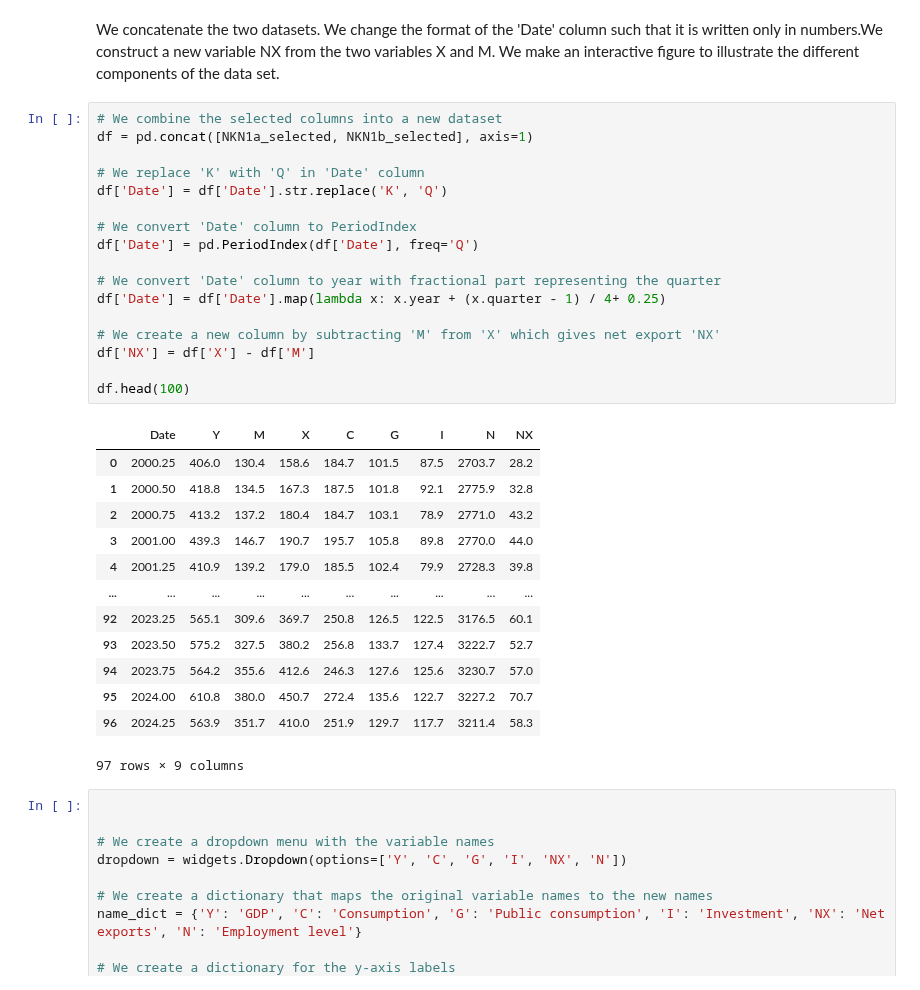
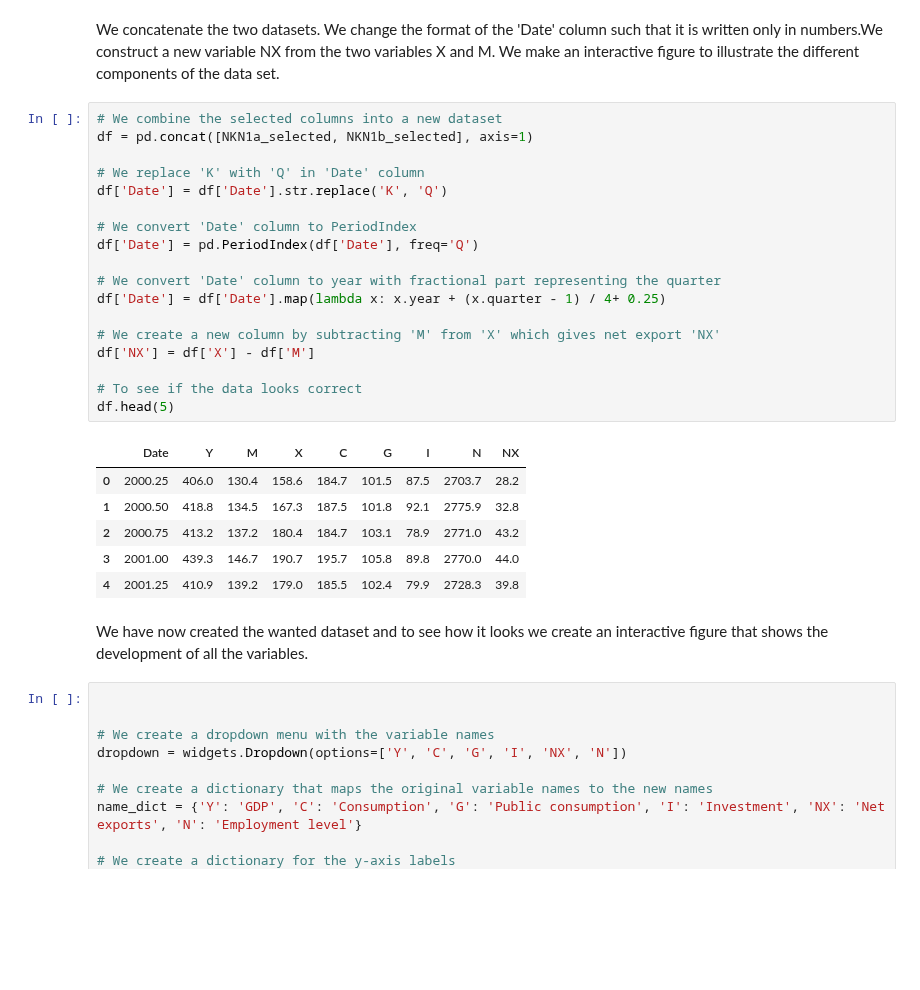
Before and after one commit to NumEconCopenhagen/projects-2024-christoffer-victor, a Jupyter notebook: dataproject/dataproject.ipynb, the cells around one changed output. Cells and saved outputs as stored; diff of their text form; blank space fills up the shorter version.

```diff
--- a/dataproject/dataproject.ipynb
+++ b/dataproject/dataproject.ipynb
@@ -52,34 +52,30 @@ We concatenate the two datasets. We change the format of the 'Date' column such
 # %%
 # We combine the selected columns into a new dataset
 df = pd.concat([NKN1a_selected, NKN1b_selected], axis=1)
 
 # We replace 'K' with 'Q' in 'Date' column
 df['Date'] = df['Date'].str.replace('K', 'Q')
 
 # We convert 'Date' column to PeriodIndex
 df['Date'] = pd.PeriodIndex(df['Date'], freq='Q')
 
 # We convert 'Date' column to year with fractional part representing the quarter
 df['Date'] = df['Date'].map(lambda x: x.year + (x.quarter - 1) / 4+ 0.25)
 
 # We create a new column by subtracting 'M' from 'X' which gives net export 'NX'
 df['NX'] = df['X'] - df['M']
 
-df.head(100)
+# To see if the data looks correct
+df.head(5)
 # %% [output]
 |  | Date | Y | M | X | C | G | I | N | NX |
 | 0 | 2000.25 | 406.0 | 130.4 | 158.6 | 184.7 | 101.5 | 87.5 | 2703.7 | 28.2 |
 | 1 | 2000.50 | 418.8 | 134.5 | 167.3 | 187.5 | 101.8 | 92.1 | 2775.9 | 32.8 |
 | 2 | 2000.75 | 413.2 | 137.2 | 180.4 | 184.7 | 103.1 | 78.9 | 2771.0 | 43.2 |
 | 3 | 2001.00 | 439.3 | 146.7 | 190.7 | 195.7 | 105.8 | 89.8 | 2770.0 | 44.0 |
 | 4 | 2001.25 | 410.9 | 139.2 | 179.0 | 185.5 | 102.4 | 79.9 | 2728.3 | 39.8 |
-| ... | ... | ... | ... | ... | ... | ... | ... | ... | ... |
-| 92 | 2023.25 | 565.1 | 309.6 | 369.7 | 250.8 | 126.5 | 122.5 | 3176.5 | 60.1 |
-| 93 | 2023.50 | 575.2 | 327.5 | 380.2 | 256.8 | 133.7 | 127.4 | 3222.7 | 52.7 |
-| 94 | 2023.75 | 564.2 | 355.6 | 412.6 | 246.3 | 127.6 | 125.6 | 3230.7 | 57.0 |
-| 95 | 2024.00 | 610.8 | 380.0 | 450.7 | 272.4 | 135.6 | 122.7 | 3227.2 | 70.7 |
-| 96 | 2024.25 | 563.9 | 351.7 | 410.0 | 251.9 | 129.7 | 117.7 | 3211.4 | 58.3 |
-97 rows × 9 columns
+# %% [markdown]
+We have now created the wanted dataset and to see how it looks we create an interactive figure that shows the development of all the variables.
 # %%
 
 
```
Also changed, not shown: parts of 1 cell of this notebook.
